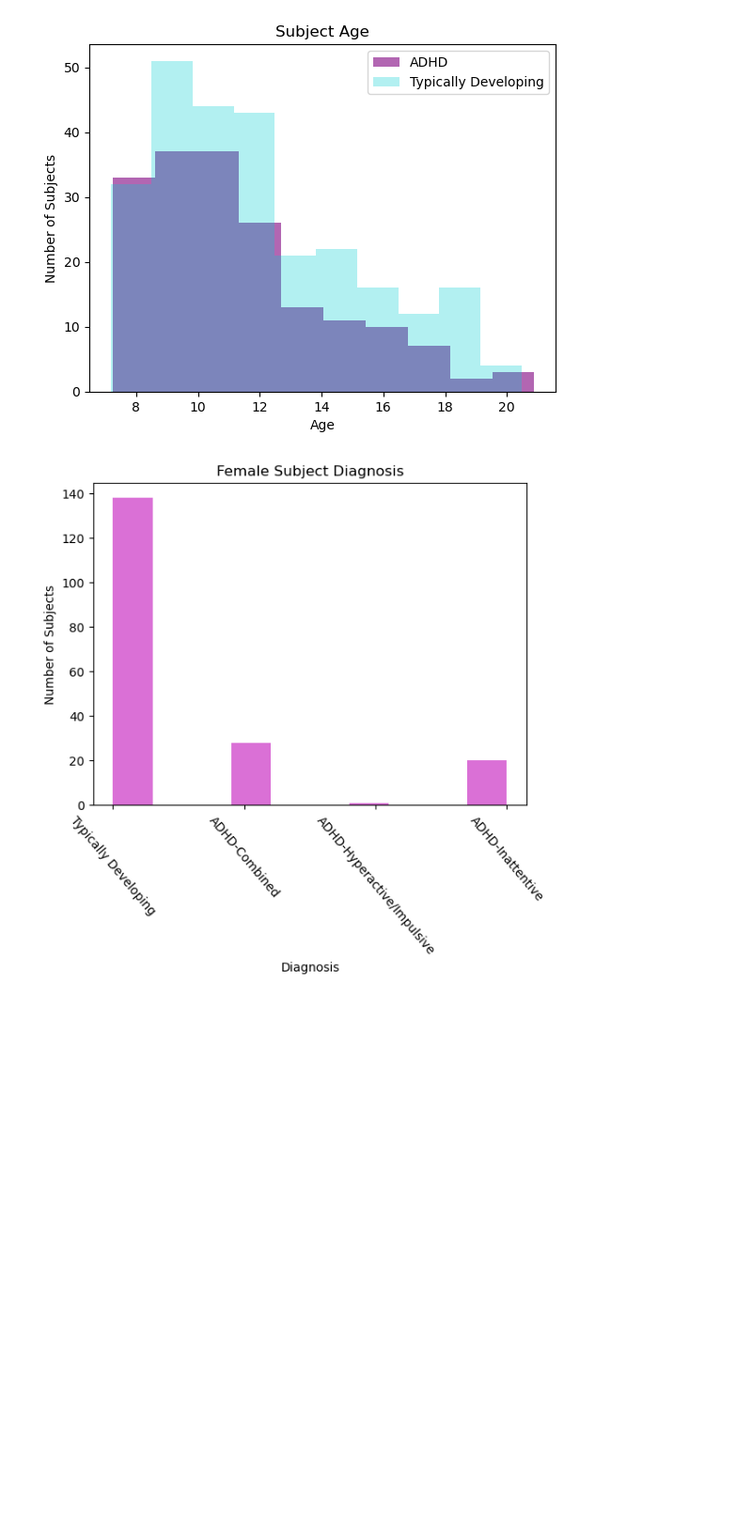
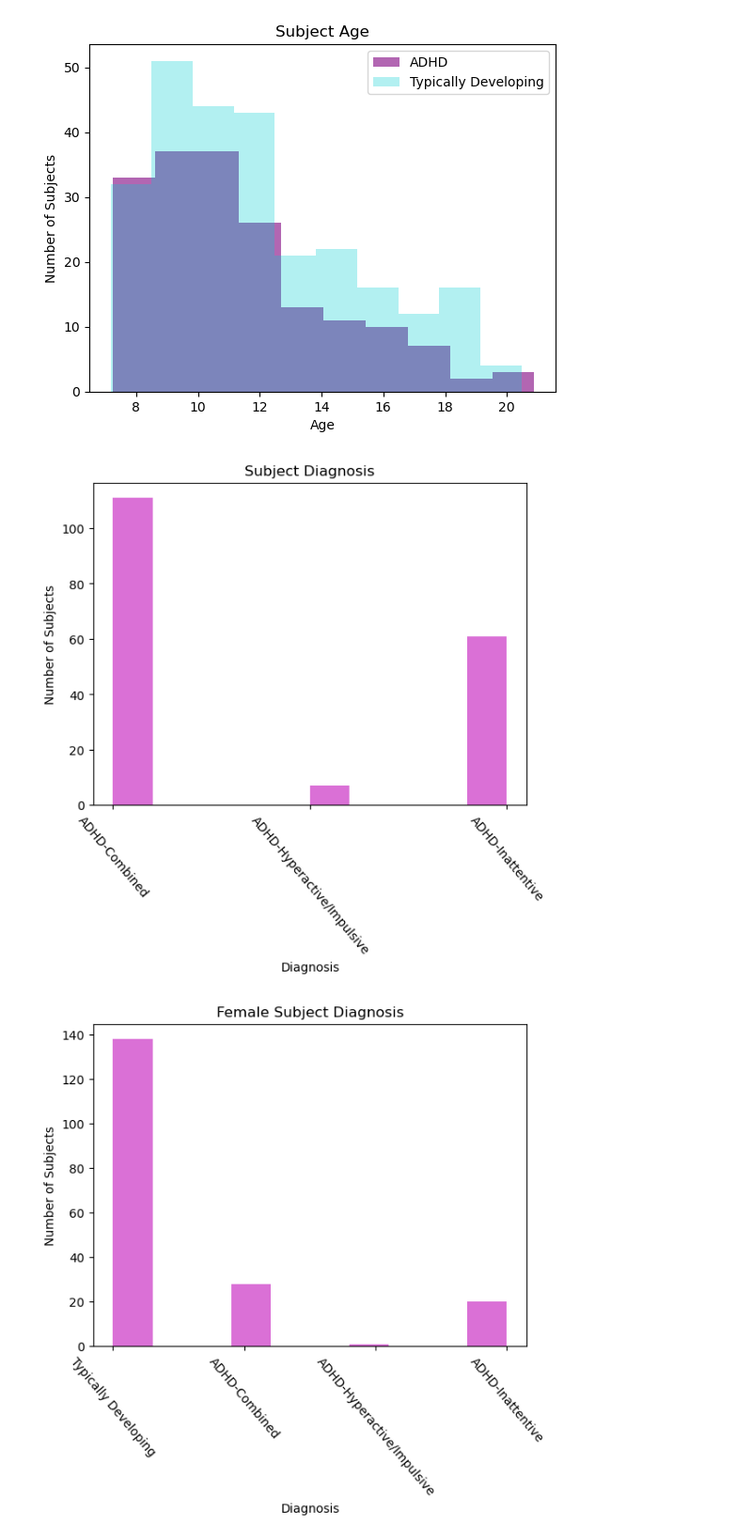
Before and after one commit to Aglinskas/BC-MRI-ADHD, a Jupyter notebook: Data/003_descriptive_statistics_440.ipynb, the cells around one changed output. Shown at 94% size. Drawn from its saved outputs; the diff is of its cells as text; code cells hidden in the pictures; blank space fills up the shorter version.

```diff
--- a/Data/003_descriptive_statistics_440.ipynb
+++ b/Data/003_descriptive_statistics_440.ipynb
@@ -75,6 +75,16 @@ plt.legend(['ADHD', 'Typically Developing'])
 plt.show()
 # %% [output]
 [figure]
+# %%
+subtypedf = ADHDdf['DX']
+plt.hist(subtypedf, color = 'orchid')
+plt.title('Subject Diagnosis')
+plt.xlabel('Diagnosis')
+plt.ylabel('Number of Subjects')
+plt.xticks([1,2,3],['ADHD-Combined', 'ADHD-Hyperactive/Impulsive', 'ADHD-Inattentive'],rotation=-50)
+plt.show()
+# %% [output]
+[figure, added]
 # %%
 femaledf = df[df['Gender']!=1]
 maledf = df[df['Gender']!=0]
```
Also changed, not shown: parts of 3 cells of this notebook, 2 other files.
